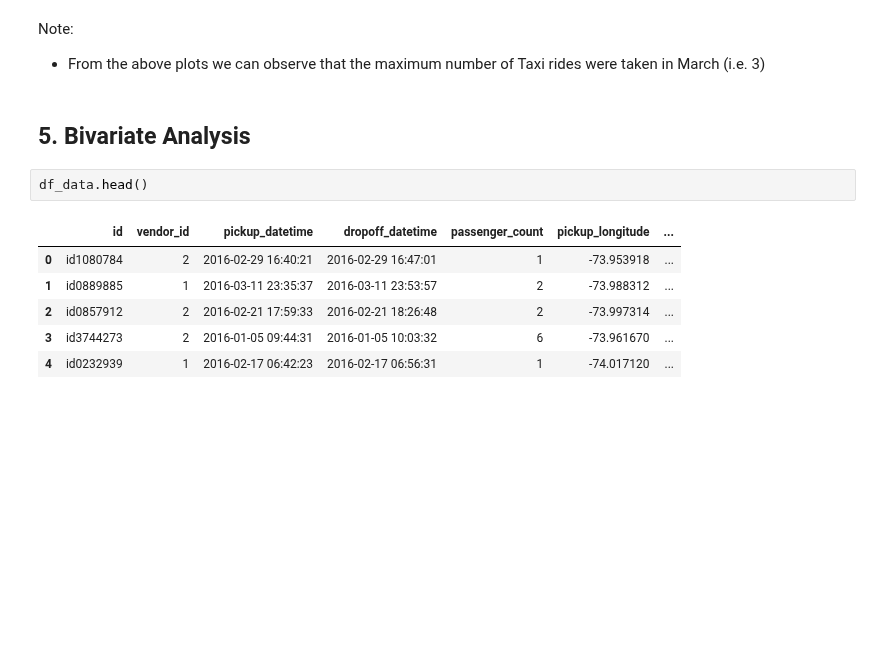
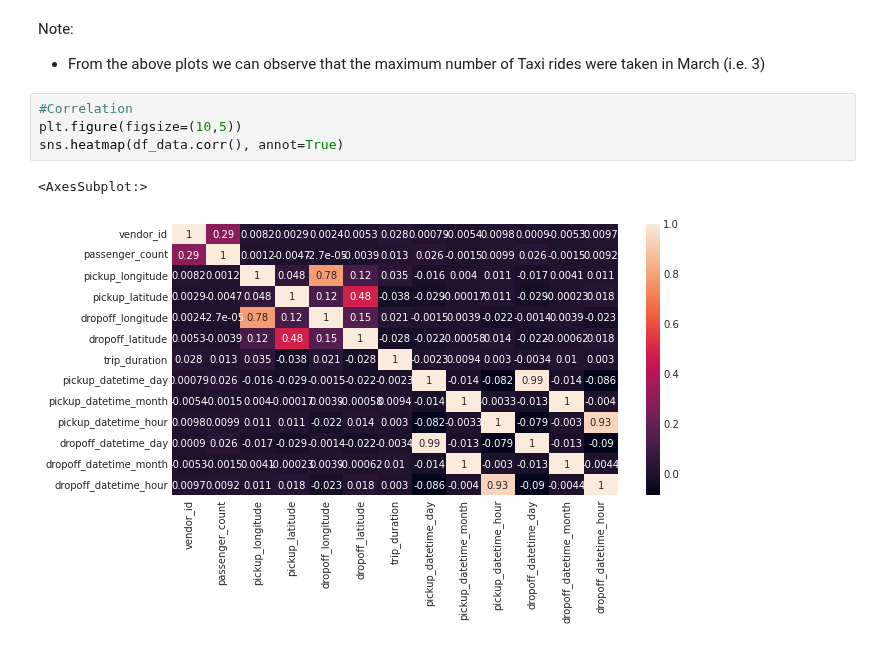
Before and after one commit to ParisRohan/AES-128-bit-Key-size-, a Jupyter notebook: eda-nyc-taxi-trip.ipynb, the cells around one changed output. Drawn from its saved outputs; the diff is of its cells as text; blank space fills up the shorter version.

```diff
--- a/eda-nyc-taxi-trip.ipynb
+++ b/eda-nyc-taxi-trip.ipynb
@@ -255,14 +255,10 @@ compare_side_by_side(df_data,'pickup_datetime_month','dropoff_datetime_month')
 # %% [markdown]
 Note:
 * From the above plots we can observe that the maximum number of Taxi rides were taken in March (i.e. 3)
-# %% [markdown]
-## 5. Bivariate Analysis
-# %%
-df_data.head()
-# %% [output]
-|  | id | vendor_id | pickup_datetime | dropoff_datetime | passenger_count | pickup_longitude | ... |
-| 0 | id1080784 | 2 | 2016-02-29 16:40:21 | 2016-02-29 16:47:01 | 1 | -73.953918 | ... |
-| 1 | id0889885 | 1 | 2016-03-11 23:35:37 | 2016-03-11 23:53:57 | 2 | -73.988312 | ... |
-| 2 | id0857912 | 2 | 2016-02-21 17:59:33 | 2016-02-21 18:26:48 | 2 | -73.997314 | ... |
-| 3 | id3744273 | 2 | 2016-01-05 09:44:31 | 2016-01-05 10:03:32 | 6 | -73.961670 | ... |
-| 4 | id0232939 | 1 | 2016-02-17 06:42:23 | 2016-02-17 06:56:31 | 1 | -74.017120 | ... |
+# %%
+#Correlation
+plt.figure(figsize=(10,5))
+sns.heatmap(df_data.corr(), annot=True)
+# %% [output]
+<AxesSubplot:>
+[figure, added]
```
Also changed, not shown: parts of 1 cell of this notebook.
